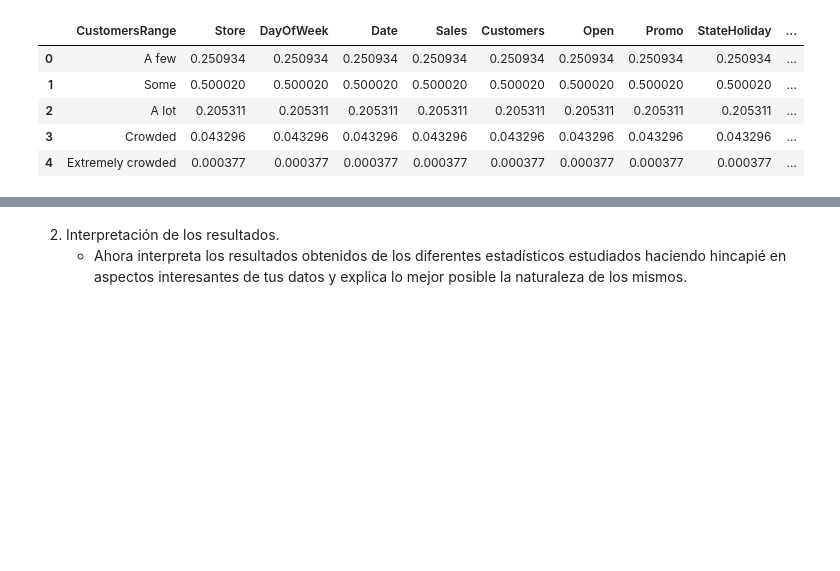
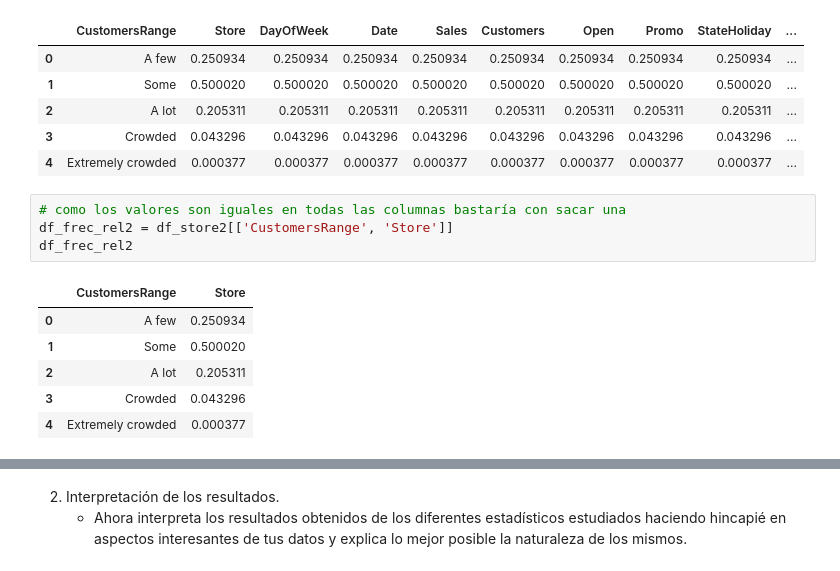
Before and after one commit to Adalab/promo-d-da-modulo2-sprint1-cassia-maitane, a Jupyter notebook: estadistica/estadistica-II-cuartiles-tabla-frecuencias.ipynb, the cells around one changed output, grey strips where cells are left out. Saved outputs shown, nothing was run; the diff lists cells and outputs as text; blank space fills up the shorter version.

```diff
--- a/estadistica/estadistica-II-cuartiles-tabla-frecuencias.ipynb
+++ b/estadistica/estadistica-II-cuartiles-tabla-frecuencias.ipynb
@@ -214,3 +247,14 @@ df_store2
 | 2 | A lot | 0.205311 | 0.205311 | 0.205311 | 0.205311 | 0.205311 | 0.205311 | 0.205311 | 0.205311 | ... |
 | 3 | Crowded | 0.043296 | 0.043296 | 0.043296 | 0.043296 | 0.043296 | 0.043296 | 0.043296 | 0.043296 | ... |
 | 4 | Extremely crowded | 0.000377 | 0.000377 | 0.000377 | 0.000377 | 0.000377 | 0.000377 | 0.000377 | 0.000377 | ... |
+# %%
+# como los valores son iguales en todas las columnas bastaría con sacar una
+df_frec_rel2 = df_store2[['CustomersRange', 'Store']]
+df_frec_rel2
+# %% [output]
+|  | CustomersRange | Store |
+| 0 | A few | 0.250934 |
+| 1 | Some | 0.500020 |
+| 2 | A lot | 0.205311 |
+| 3 | Crowded | 0.043296 |
+| 4 | Extremely crowded | 0.000377 |
```
Also changed, not shown: parts of 7 cells of this notebook.
